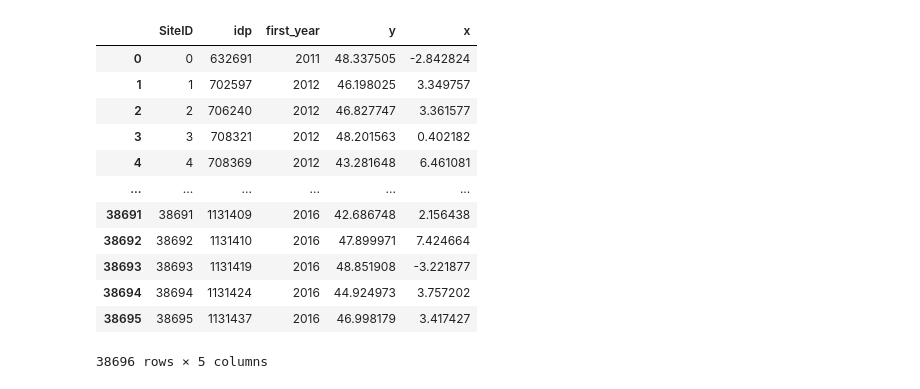
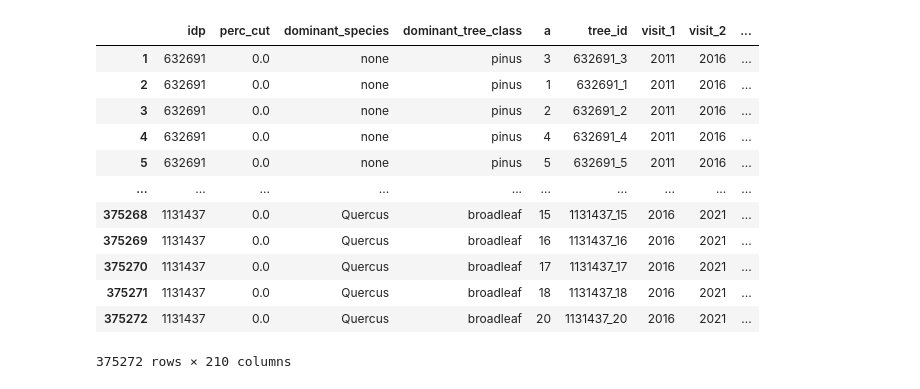
Before and after one commit to padasch/ifn_analysis, a Jupyter notebook: python/00_process_nfi_data/extract_final_coordinates.ipynb, the cells around one changed output. Cells and saved outputs as stored; diff of their text form; code cells hidden in the pictures.

Commit message:
MAJOR Fixing loading site-year dataframes

```diff
--- a/python/00_process_nfi_data/extract_final_coordinates.ipynb
+++ b/python/00_process_nfi_data/extract_final_coordinates.ipynb
@@ -3,4 +4,21 @@ import pandas as pd
 # %%
-nfi_data = pd.read_csv("./20231108-211512_nfi_dataset_for_analysis copy.csv")
+nfi_data_raw = pd.read_csv(
+    "./20231108-211512_nfi_dataset_for_analysis copy.csv", index_col=0
+)
+nfi_data_raw
+# %% [output]
+|  | idp | perc_cut | dominant_species | dominant_tree_class | a | tree_id | visit_1 | visit_2 | ... |
+| 1 | 632691 | 0.0 | none | pinus | 3 | 632691_3 | 2011 | 2016 | ... |
+| 2 | 632691 | 0.0 | none | pinus | 1 | 632691_1 | 2011 | 2016 | ... |
+| 3 | 632691 | 0.0 | none | pinus | 2 | 632691_2 | 2011 | 2016 | ... |
+| 4 | 632691 | 0.0 | none | pinus | 4 | 632691_4 | 2011 | 2016 | ... |
+| 5 | 632691 | 0.0 | none | pinus | 5 | 632691_5 | 2011 | 2016 | ... |
+| ... | ... | ... | ... | ... | ... | ... | ... | ... | ... |
+| 375268 | 1131437 | 0.0 | Quercus | broadleaf | 15 | 1131437_15 | 2016 | 2021 | ... |
+| 375269 | 1131437 | 0.0 | Quercus | broadleaf | 16 | 1131437_16 | 2016 | 2021 | ... |
+| 375270 | 1131437 | 0.0 | Quercus | broadleaf | 17 | 1131437_17 | 2016 | 2021 | ... |
+| 375271 | 1131437 | 0.0 | Quercus | broadleaf | 18 | 1131437_18 | 2016 | 2021 | ... |
+| 375272 | 1131437 | 0.0 | Quercus | broadleaf | 20 | 1131437_20 | 2016 | 2021 | ... |
+375272 rows × 210 columns
 # %%
 nfi_data = (
@@ -14,23 +41,0 @@ nfi_data.to_csv("./nfi_final_sites.csv", index=False)
-# %%
-(
-    nfi_data[["idp", "visit_1", "lat", "lon"]]
-    .rename({"visit_1": "first_year", "lon": "x", "lat": "y"}, axis=1)
-    .drop_duplicates()
-    .reset_index(drop=True)
-    .reset_index(drop=False)
-    .rename(columns={"index": "SiteID"})
-)
-# %% [output]
-|  | SiteID | idp | first_year | y | x |
-| 0 | 0 | 632691 | 2011 | 48.337505 | -2.842824 |
-| 1 | 1 | 702597 | 2012 | 46.198025 | 3.349757 |
-| 2 | 2 | 706240 | 2012 | 46.827747 | 3.361577 |
-| 3 | 3 | 708321 | 2012 | 48.201563 | 0.402182 |
-| 4 | 4 | 708369 | 2012 | 43.281648 | 6.461081 |
-| ... | ... | ... | ... | ... | ... |
-| 38691 | 38691 | 1131409 | 2016 | 42.686748 | 2.156438 |
-| 38692 | 38692 | 1131410 | 2016 | 47.899971 | 7.424664 |
-| 38693 | 38693 | 1131419 | 2016 | 48.851908 | -3.221877 |
-| 38694 | 38694 | 1131424 | 2016 | 44.924973 | 3.757202 |
-| 38695 | 38695 | 1131437 | 2016 | 46.998179 | 3.417427 |
-38696 rows × 5 columns
```
Also changed, not shown: parts of 12 cells of this notebook, 18 other files.
